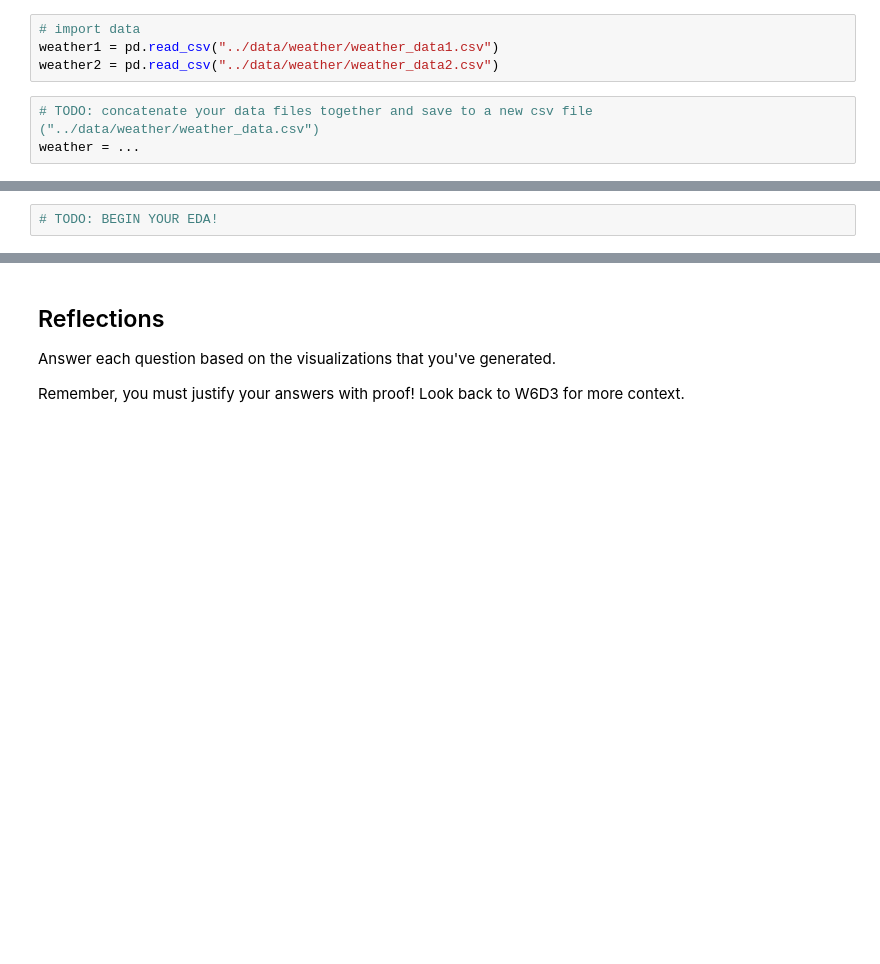
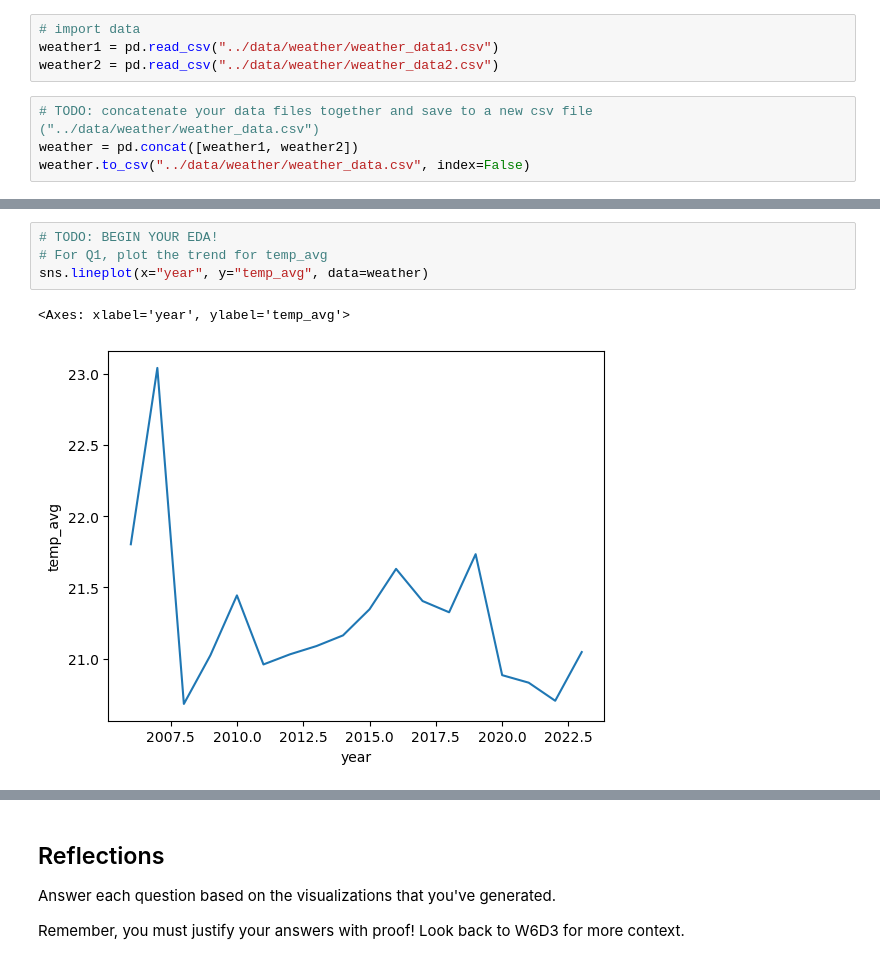
Before and after one commit to vchu22/IF-DS-TLAB3, a Jupyter notebook: notebooks/explore_weather.ipynb, the cells around one changed output, grey strips where cells are left out. Drawn from its saved outputs; the diff is of its cells as text; blank space fills up the shorter version.

Commit message:
finished explore_weather.ipynb

```diff
--- a/notebooks/explore_weather.ipynb
+++ b/notebooks/explore_weather.ipynb
@@ -16,6 +16,7 @@ weather1 = pd.read_csv("../data/weather/weather_data1.csv")
 weather2 = pd.read_csv("../data/weather/weather_data2.csv")
 # %%
 # TODO: concatenate your data files together and save to a new csv file ("../data/weather/weather_data.csv")
-weather = ...
+weather = pd.concat([weather1, weather2])
+weather.to_csv("../data/weather/weather_data.csv", index=False)
 # %%
 # TODO: view first 5 rows of your data
@@ -29,2 +65,7 @@ weather = ...
 # %%
 # TODO: BEGIN YOUR EDA!
+# For Q1, plot the trend for temp_avg
+sns.lineplot(x="year", y="temp_avg", data=weather)
+# %% [output]
+<Axes: xlabel='year', ylabel='temp_avg'>
+[figure, added]
```
Also changed, not shown: parts of 13 cells of this notebook, 1 other file.
